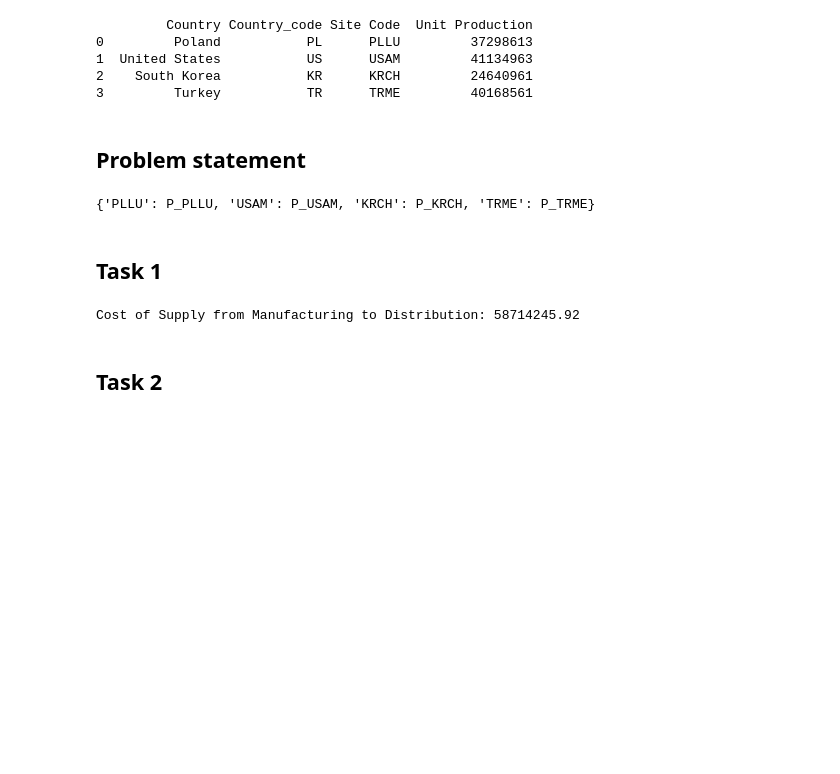
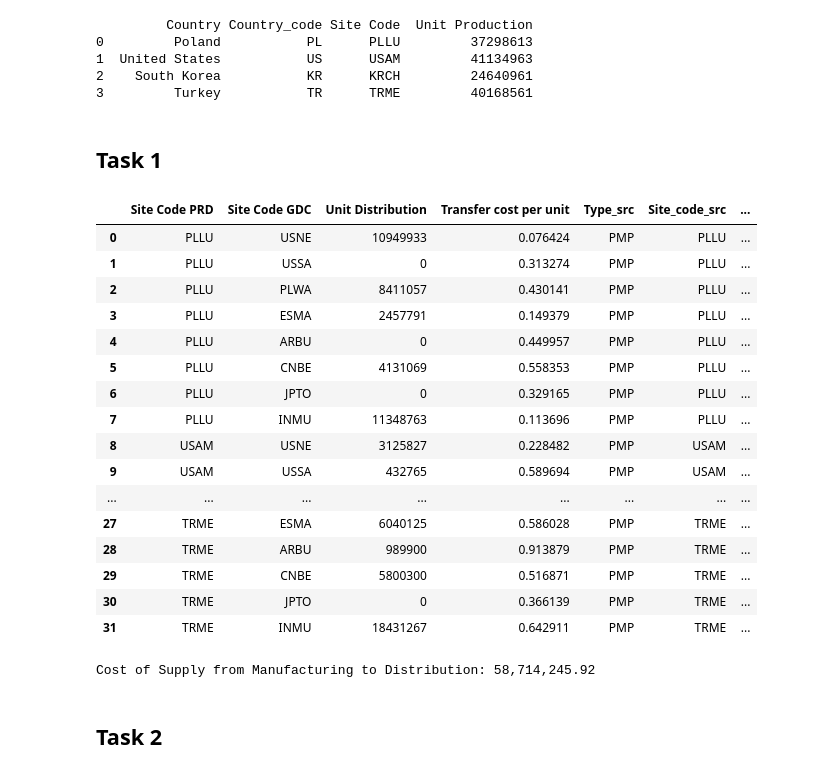
Before and after one commit to kubek22/MOA, a Jupyter notebook: project4/project4.ipynb, the cells around one changed output. Drawn from its saved outputs; the diff is of its cells as text; code cells hidden in the pictures; blank space fills up the shorter version.

```diff
--- a/project4/project4.ipynb
+++ b/project4/project4.ipynb
@@ -63,2 +95,0 @@ df_demand.columns       = [c.strip() for c in df_demand.columns]
-# %% [markdown]
-## Problem statement
@@ -69,32 +96,34 @@ model = LpProblem("CostMinimization", LpMinimize)
-# %%
-# production
-p = pulp.LpVariable.dicts(
-    "production",
-    (row["Site Code"] for index, row in df_production.iterrows()),
-    lowBound=0,
-    cat='Integer'
-)
-
-# prices - fixed
-
-# demand - fixed
-
-# transfer
-
-t = pulp.LpVariable.dicts(
-    "transfer",
-    ((row["Site Code"]) for index, row in df_production.iterrows()),
-    lowBound=0,
-    cat='Integer'
-)
-# %% [output]
-{'PLLU': P_PLLU, 'USAM': P_USAM, 'KRCH': P_KRCH, 'TRME': P_TRME}
 # %% [markdown]
 ## Task 1
+# %%
+df_type = df_location[["Type", "Site_code"]]
+df_distribution1 = pd.merge(df_distribution, df_type, left_on="Site Code PRD", right_on="Site_code", how="left", suffixes=("_src", "_dst"))
+pd.merge(df_distribution1, df_type, left_on="Site Code GDC", right_on="Site_code", how="left", suffixes=("_src", "_dst"))
+# df_distribution contains only info about transfer from PMP to GDC
+# %% [output]
+|  | Site Code PRD | Site Code GDC | Unit Distribution | Transfer cost per unit | Type_src | Site_code_src | ... |
+| 0 | PLLU | USNE | 10949933 | 0.076424 | PMP | PLLU | ... |
+| 1 | PLLU | USSA | 0 | 0.313274 | PMP | PLLU | ... |
+| 2 | PLLU | PLWA | 8411057 | 0.430141 | PMP | PLLU | ... |
+| 3 | PLLU | ESMA | 2457791 | 0.149379 | PMP | PLLU | ... |
+| 4 | PLLU | ARBU | 0 | 0.449957 | PMP | PLLU | ... |
+| 5 | PLLU | CNBE | 4131069 | 0.558353 | PMP | PLLU | ... |
+| 6 | PLLU | JPTO | 0 | 0.329165 | PMP | PLLU | ... |
+| 7 | PLLU | INMU | 11348763 | 0.113696 | PMP | PLLU | ... |
+| 8 | USAM | USNE | 3125827 | 0.228482 | PMP | USAM | ... |
+| 9 | USAM | USSA | 432765 | 0.589694 | PMP | USAM | ... |
+| ... | ... | ... | ... | ... | ... | ... | ... |
+| 27 | TRME | ESMA | 6040125 | 0.586028 | PMP | TRME | ... |
+| 28 | TRME | ARBU | 989900 | 0.913879 | PMP | TRME | ... |
+| 29 | TRME | CNBE | 5800300 | 0.516871 | PMP | TRME | ... |
+| 30 | TRME | JPTO | 0 | 0.366139 | PMP | TRME | ... |
+| 31 | TRME | INMU | 18431267 | 0.642911 | PMP | TRME | ... |
 # %%
+# Calculate the Cost of Supply from Manufacturing to Distribution.
+
 supply_cost = np.sum(df_distribution["Transfer cost per unit"] * df_distribution["Unit Distribution"])
-print(f"Cost of Supply from Manufacturing to Distribution: {supply_cost:.2f}")
+print(f"Cost of Supply from Manufacturing to Distribution: {supply_cost:,.2f}")
 # %% [output]
-Cost of Supply from Manufacturing to Distribution: 58714245.92
+Cost of Supply from Manufacturing to Distribution: 58,714,245.92
 # %% [markdown]
 ## Task 2
```
Also changed, not shown: parts of 60 cells of this notebook, 1 other file.
